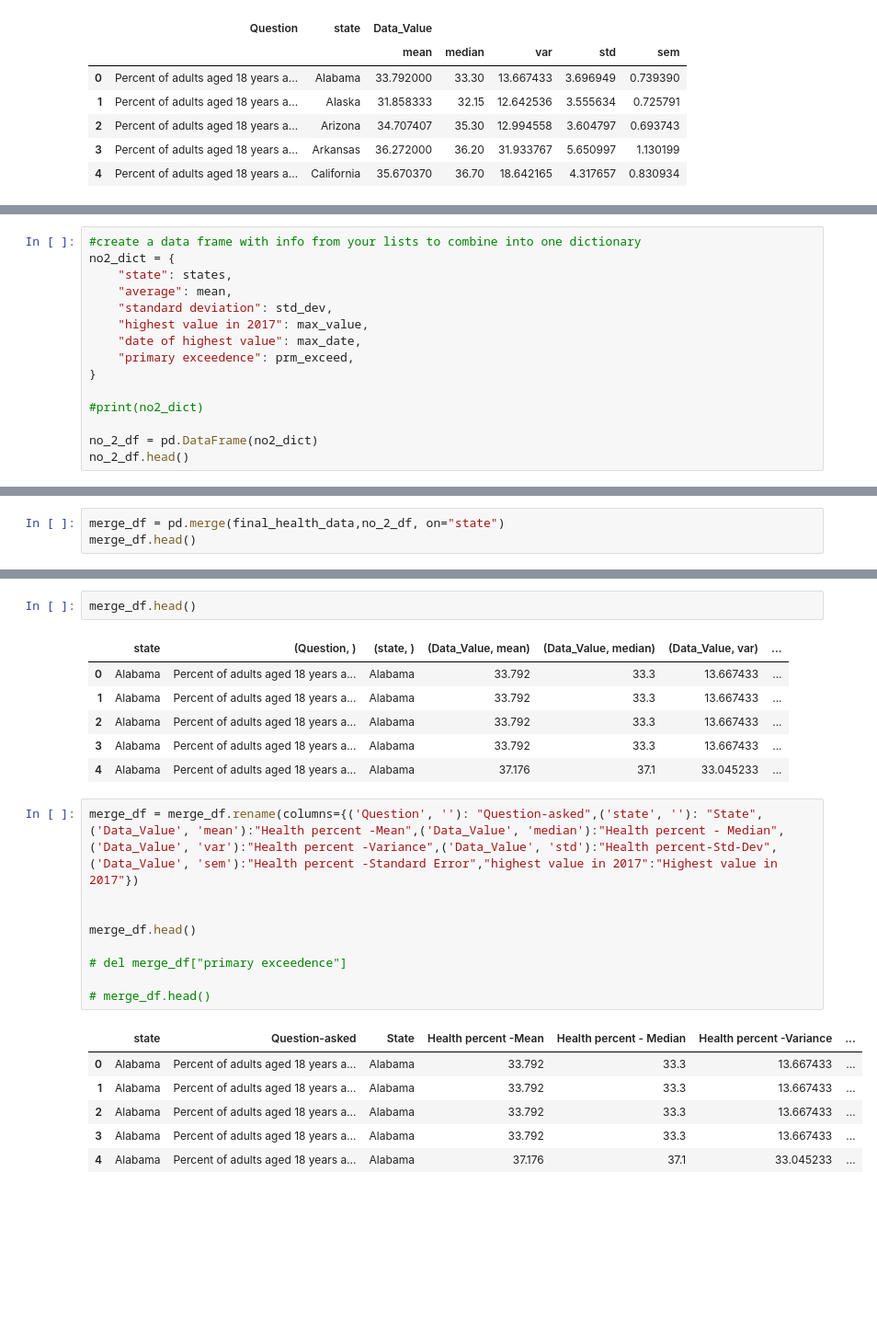
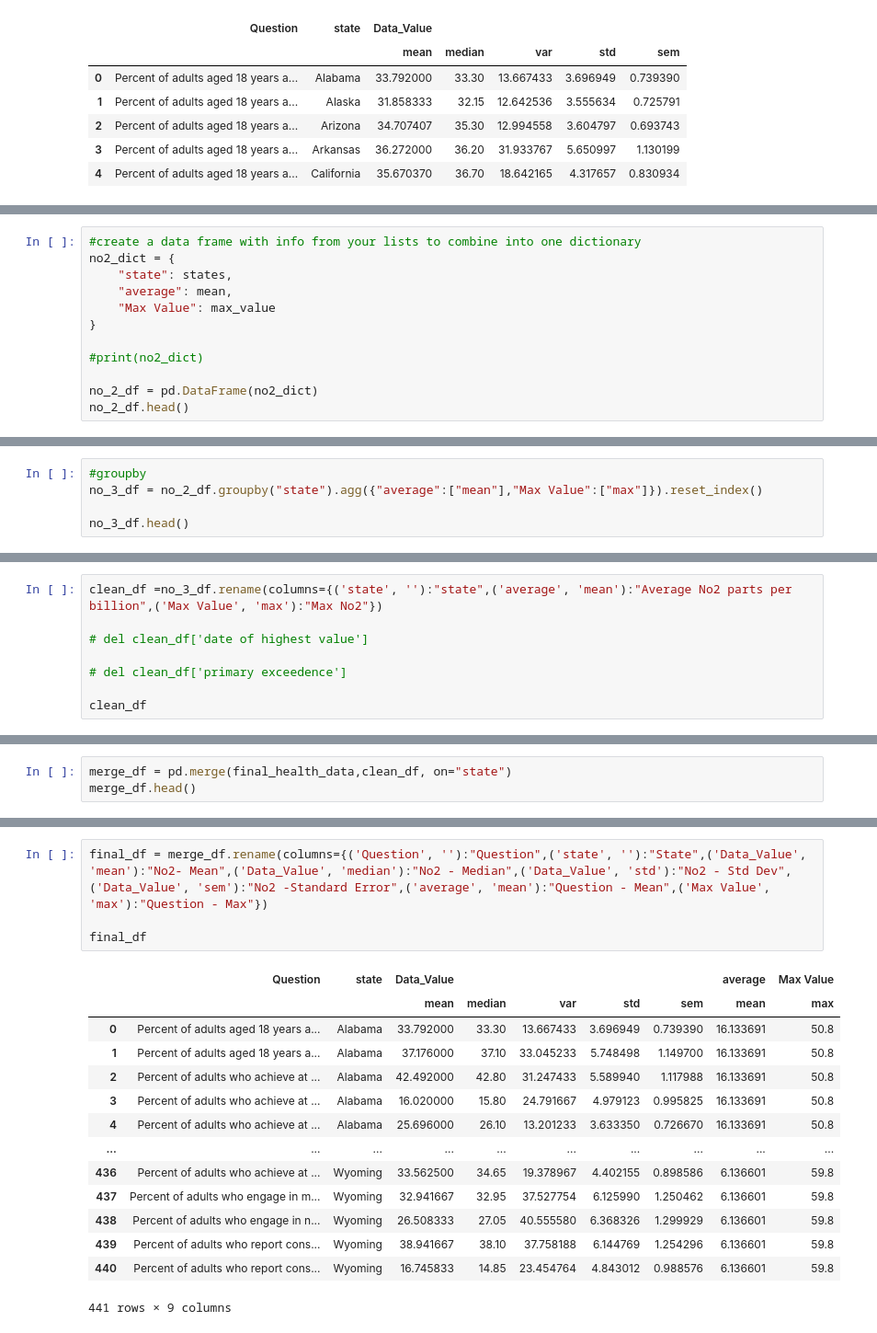
Before and after one commit to BrittLHeth/Project-1-API, a Jupyter notebook: Soujanya.ipynb, the cells around one changed output, grey strips where cells are left out. Shown: that part at 92% size. Drawn from its saved outputs; the diff is of its cells as text; blank space fills up the shorter version.

```diff
--- a/Soujanya.ipynb
+++ b/Soujanya.ipynb
@@ -137,10 +133,7 @@ for code in state_code:
 no2_dict = {
     "state": states,
     "average": mean,
-    "standard deviation": std_dev,
-    "highest value in 2017": max_value,
-    "date of highest value": max_date,
-    "primary exceedence": prm_exceed,
+    "Max Value": max_value
 }
 
 #print(no2_dict)
@@ -156,0 +150,5 @@ no_2_df.head()
+# %%
+#groupby
+no_3_df = no_2_df.groupby("state").agg({"average":["mean"],"Max Value":["max"]}).reset_index()
+
+no_3_df.head()
@@ -156,0 +170,8 @@ no_2_df.head()
+# %%
+clean_df =no_3_df.rename(columns={('state', ''):"state",('average', 'mean'):"Average No2 parts per billion",('Max Value', 'max'):"Max No2"})
+
+# del clean_df['date of highest value']
+
+# del clean_df['primary exceedence']
+
+clean_df
@@ -157,4 +197,4 @@ no_2_df.head()
 # %%
-merge_df = pd.merge(final_health_data,no_2_df, on="state")
+merge_df = pd.merge(final_health_data,clean_df, on="state")
 merge_df.head()
 # %% [output]
@@ -194,28 +233,22 @@ primary exceedence
-# %%
-merge_df.head()
-# %% [output]
-|  | state | (Question, ) | (state, ) | (Data_Value, mean) | (Data_Value, median) | (Data_Value, var) | ... |
-| 0 | Alabama | Percent of adults aged 18 years a... | Alabama | 33.792 | 33.3 | 13.667433 | ... |
-| 1 | Alabama | Percent of adults aged 18 years a... | Alabama | 33.792 | 33.3 | 13.667433 | ... |
-| 2 | Alabama | Percent of adults aged 18 years a... | Alabama | 33.792 | 33.3 | 13.667433 | ... |
-| 3 | Alabama | Percent of adults aged 18 years a... | Alabama | 33.792 | 33.3 | 13.667433 | ... |
-| 4 | Alabama | Percent of adults aged 18 years a... | Alabama | 37.176 | 37.1 | 33.045233 | ... |
 # %%
-merge_df = merge_df.rename(columns={('Question', ''): "Question-asked",('state', ''): "State", ('Data_Value', 'mean'):"Health percent -Mean",('Data_Value', 'median'):"Health percent - Median",('Data_Value', 'var'):"Health percent -Variance",('Data_Value', 'std'):"Health percent-Std-Dev",('Data_Value', 'sem'):"Health percent -Standard Error","highest value in 2017":"Highest value in 2017"})
+final_df = merge_df.rename(columns={('Question', ''):"Question",('state', ''):"State",('Data_Value', 'mean'):"No2- Mean",('Data_Value', 'median'):"No2 - Median",('Data_Value', 'std'):"No2 - Std Dev",('Data_Value', 'sem'):"No2 -Standard Error",('average', 'mean'):"Question - Mean",('Max Value', 'max'):"Question - Max"})
 
-
-merge_df.head()
-
-# del merge_df["primary exceedence"]
-
-# merge_df.head()
+final_df
 # %% [output]
-|  | state | Question-asked | State | Health percent -Mean | Health percent - Median | Health percent -Variance | ... |
-| 0 | Alabama | Percent of adults aged 18 years a... | Alabama | 33.792 | 33.3 | 13.667433 | ... |
-| 1 | Alabama | Percent of adults aged 18 years a... | Alabama | 33.792 | 33.3 | 13.667433 | ... |
-| 2 | Alabama | Percent of adults aged 18 years a... | Alabama | 33.792 | 33.3 | 13.667433 | ... |
-| 3 | Alabama | Percent of adults aged 18 years a... | Alabama | 33.792 | 33.3 | 13.667433 | ... |
-| 4 | Alabama | Percent of adults aged 18 years a... | Alabama | 37.176 | 37.1 | 33.045233 | ... |
+|  | Question | state | Data_Value |  |  |  |  | average | Max Value |
+|  |  |  | mean | median | var | std | sem | mean | max |
+| 0 | Percent of adults aged 18 years a... | Alabama | 33.792000 | 33.30 | 13.667433 | 3.696949 | 0.739390 | 16.133691 | 50.8 |
+| 1 | Percent of adults aged 18 years a... | Alabama | 37.176000 | 37.10 | 33.045233 | 5.748498 | 1.149700 | 16.133691 | 50.8 |
+| 2 | Percent of adults who achieve at ... | Alabama | 42.492000 | 42.80 | 31.247433 | 5.589940 | 1.117988 | 16.133691 | 50.8 |
+| 3 | Percent of adults who achieve at ... | Alabama | 16.020000 | 15.80 | 24.791667 | 4.979123 | 0.995825 | 16.133691 | 50.8 |
+| 4 | Percent of adults who achieve at ... | Alabama | 25.696000 | 26.10 | 13.201233 | 3.633350 | 0.726670 | 16.133691 | 50.8 |
+| ... | ... | ... | ... | ... | ... | ... | ... | ... | ... |
+| 436 | Percent of adults who achieve at ... | Wyoming | 33.562500 | 34.65 | 19.378967 | 4.402155 | 0.898586 | 6.136601 | 59.8 |
+| 437 | Percent of adults who engage in m... | Wyoming | 32.941667 | 32.95 | 37.527754 | 6.125990 | 1.250462 | 6.136601 | 59.8 |
+| 438 | Percent of adults who engage in n... | Wyoming | 26.508333 | 27.05 | 40.555580 | 6.368326 | 1.299929 | 6.136601 | 59.8 |
+| 439 | Percent of adults who report cons... | Wyoming | 38.941667 | 38.10 | 37.758188 | 6.144769 | 1.254296 | 6.136601 | 59.8 |
+| 440 | Percent of adults who report cons... | Wyoming | 16.745833 | 14.85 | 23.454764 | 4.843012 | 0.988576 | 6.136601 | 59.8 |
+441 rows × 9 columns
 # %%
 # convert data to csv
 
```
Also changed, not shown: parts of 9 cells of this notebook.
